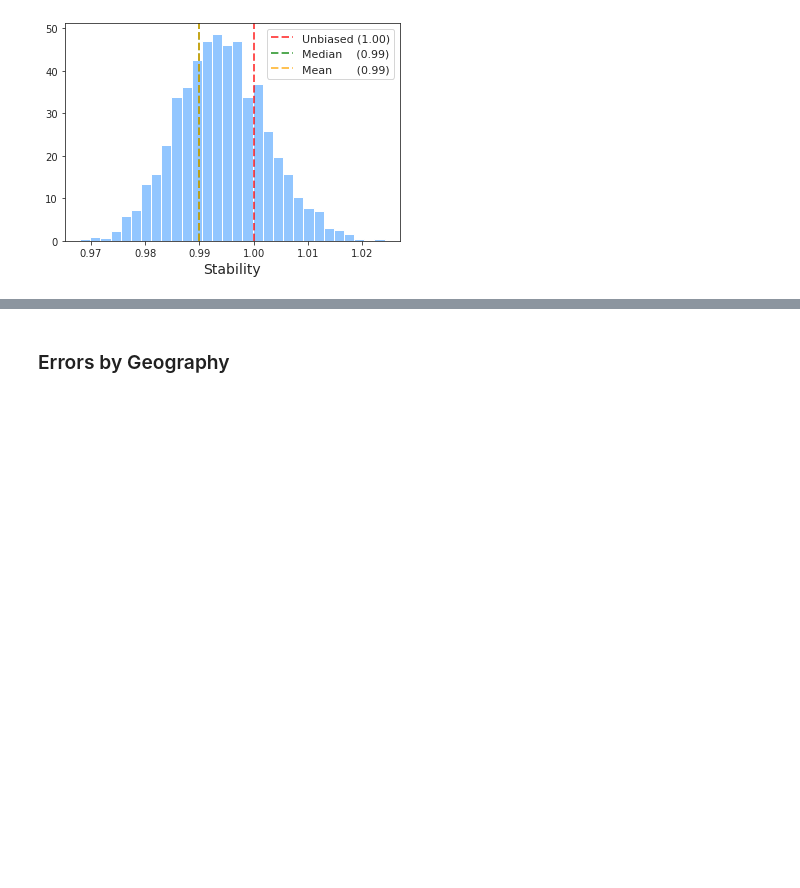
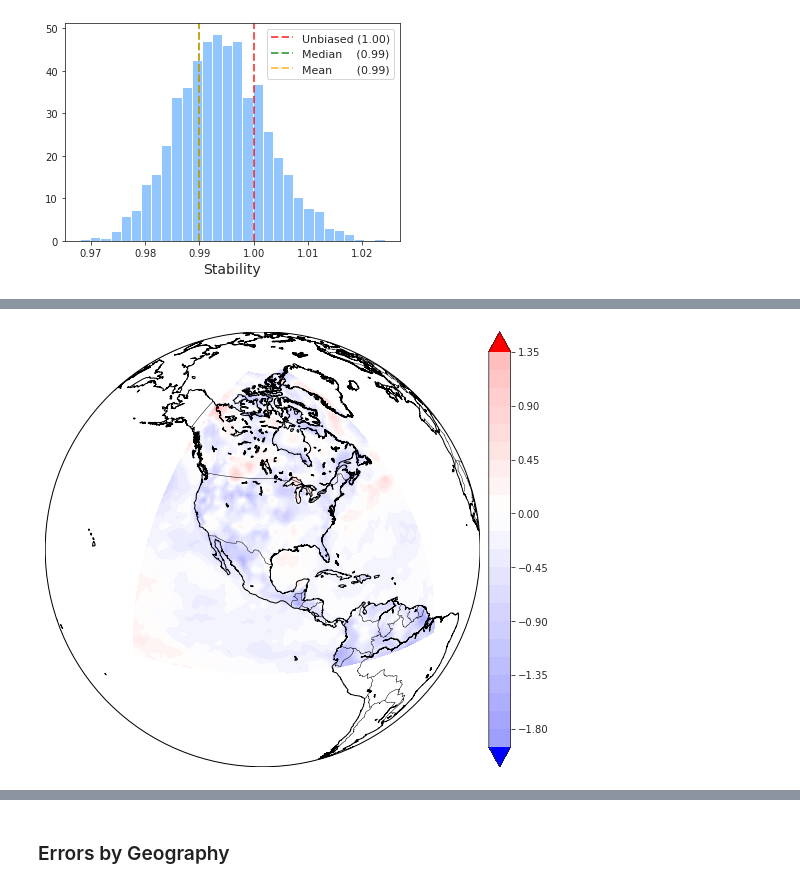
Before and after one commit to 6759-Project/cnn-downscaling, a Jupyter notebook: src/evaluation/evaluation.ipynb, the cells around one changed output, grey strips where cells are left out. Saved outputs shown, nothing was run; the diff lists cells and outputs as text; code cells hidden in the pictures; blank space fills up the shorter version.

```diff
--- a/src/evaluation/evaluation.ipynb
+++ b/src/evaluation/evaluation.ipynb
@@ -213,0 +331,6 @@ plt.grid(False)
+# %%
+latitudes = data_module.fine.index.levels[1].to_series()
+longitudes = data_module.fine.index.levels[2].to_series()
+
+m = Basemap(projection='ortho', lat_0=30 ,lon_0=-100, resolution='l')
+x, y = m(*np.meshgrid(longitudes-180,latitudes))
@@ -213,0 +341,15 @@ plt.grid(False)
+# %%
+cs = m.contourf(
+    x, y,
+    tx_avg_bias_by_geo["bias_txx"].unstack("lon").values,  # 64 x 64
+    levels=24, alpha=1,
+    cmap = 'bwr', vmin=-5, vmax=5, extend='both'
+)
+
+m.drawcoastlines()
+m.drawcountries()
+
+plt.gcf().set_size_inches(16, 8)
+m.colorbar();
+# %% [output]
+[figure, added]
```
Also changed, not shown: parts of 22 cells of this notebook.
